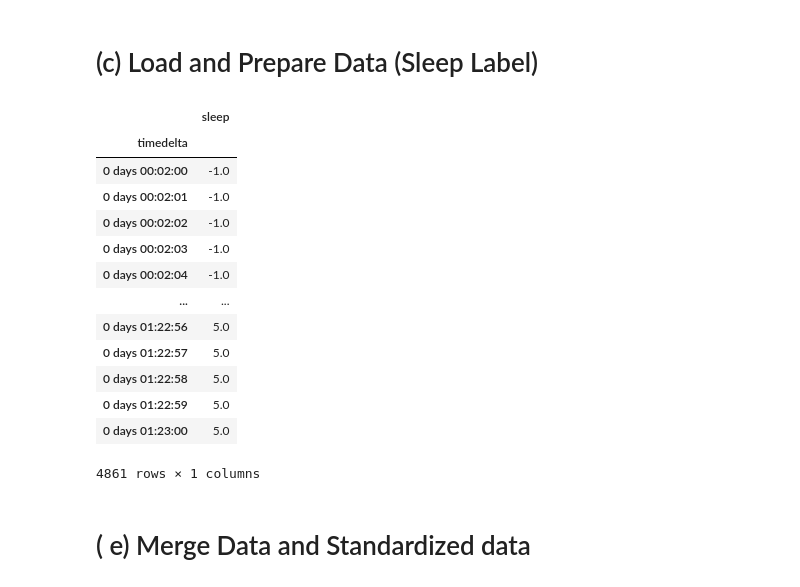
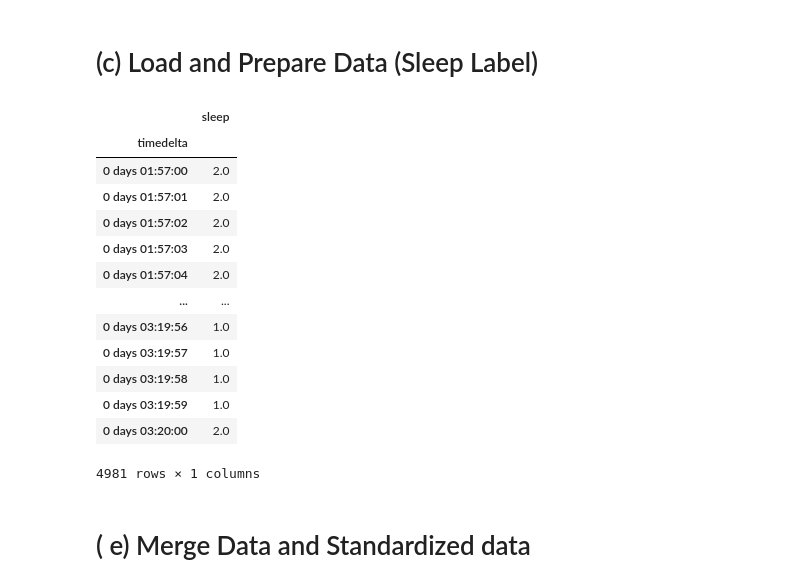
Before and after one commit to aphisit-ths/MACHINE-LEARNING-COURSE2022, a Jupyter notebook: [8#CLASSIFICATION WITH SVC ,SVM]/CLASSIFICATION MODEL SVM TIME SERIES.ipynb, the cells around one changed output. Saved outputs shown, nothing was run; the diff lists cells and outputs as text; code cells hidden in the pictures.

```diff
--- a/[8#CLASSIFICATION WITH SVC ,SVM]/CLASSIFICATION MODEL SVM TIME SERIES.ipynb
+++ b/[8#CLASSIFICATION WITH SVC ,SVM]/CLASSIFICATION MODEL SVM TIME SERIES.ipynb
@@ -39,4 +39,11 @@ labeled_sleep="./Resources/46343_labeled_sleep.txt"
 init_acc = pd.read_csv(acceleration, sep = ' ',names=['timedelta', 'accX', 'accY', 'accZ'])
 init_heartrate = pd.read_csv(heartrate, sep = ',',names=['timedelta', 'heartrate'])
 init_sleep = pd.read_csv(labeled_sleep, sep = ' ',names=['timedelta', 'sleep'])
+
+acceleration2 = "./Resources/844359_acceleration.txt"
+heartrate2 = "./Resources/844359_heartrate.txt"
+labeled_sleep2="./Resources/844359_labeled_sleep.txt"
+init_acc2 = pd.read_csv(acceleration2, sep = ' ',names=['timedelta', 'accX', 'accY', 'accZ'])
+init_heartrate2 = pd.read_csv(heartrate2, sep = ',',names=['timedelta', 'heartrate'])
+init_sleep2 = pd.read_csv(labeled_sleep2, sep = ' ',names=['timedelta', 'sleep'])
 # %%
@@ -95,10 +102,17 @@ heart rate end : 16980.47229
 # %%
 seleted_min  = 100
 seleted_max = 5000
+
+p2min = 7000
+p2max = 12000
 # %%
 acc_new = init_acc[(init_acc['timedelta'] > seleted_min ) & (init_acc['timedelta'] <= seleted_max)]
 heartRate_new = init_heartrate[(init_heartrate['timedelta'] >= seleted_min ) & (init_heartrate['timedelta'] < seleted_max)]
 sleepLabel_new = init_sleep[(init_sleep['timedelta'] >= seleted_min ) &(init_sleep['timedelta'] <= seleted_max)]
+# %%
+p2_acc = init_acc[(init_acc2['timedelta'] > p2min ) & (init_acc2['timedelta'] <= p2max)]
+p2_hr = init_heartrate[(init_heartrate2['timedelta'] >= p2min ) & (init_heartrate2['timedelta'] < p2max)]
+p2_sleep = init_sleep[(init_sleep2['timedelta'] >= p2min ) &(init_sleep2['timedelta'] <= p2max)]
 # %% [markdown]
 # Convert to datetime and round to second,
 # %%
@@ -153,23 +148,25 @@ heartrate_df
 # (c) Load and Prepare Data (Sleep Label)
 # %%
 sleepLabel_new["timedelta"] = pd.DataFrame(pd.to_timedelta(sleepLabel_new['timedelta'], unit='s').round('1s'))
+p2_sleep["timedelta"] = pd.DataFrame(pd.to_timedelta(p2_sleep['timedelta'], unit='s').round('1s'))
 # %%
 sleeplabel_df = sleepLabel_new.set_index('timedelta').resample(resample_rule,).median().ffill()
-sleeplabel_df
+p2_sleep_df = p2_sleep.set_index('timedelta').resample(resample_rule,).median().ffill()
+p2_sleep_df
 # %% [output]
 |  | sleep |
 | timedelta |  |
-| 0 days 00:02:00 | -1.0 |
-| 0 days 00:02:01 | -1.0 |
-| 0 days 00:02:02 | -1.0 |
-| 0 days 00:02:03 | -1.0 |
-| 0 days 00:02:04 | -1.0 |
+| 0 days 01:57:00 | 2.0 |
+| 0 days 01:57:01 | 2.0 |
+| 0 days 01:57:02 | 2.0 |
+| 0 days 01:57:03 | 2.0 |
+| 0 days 01:57:04 | 2.0 |
 | ... | ... |
-| 0 days 01:22:56 | 5.0 |
-| 0 days 01:22:57 | 5.0 |
-| 0 days 01:22:58 | 5.0 |
-| 0 days 01:22:59 | 5.0 |
-| 0 days 01:23:00 | 5.0 |
+| 0 days 03:19:56 | 1.0 |
+| 0 days 03:19:57 | 1.0 |
+| 0 days 03:19:58 | 1.0 |
+| 0 days 03:19:59 | 1.0 |
+| 0 days 03:20:00 | 2.0 |
-4861 rows × 1 columns
+4981 rows × 1 columns
 # %% [markdown]
 # ( e) Merge Data and Standardized data
```
Also changed, not shown: parts of 45 cells of this notebook, 10 other files.
